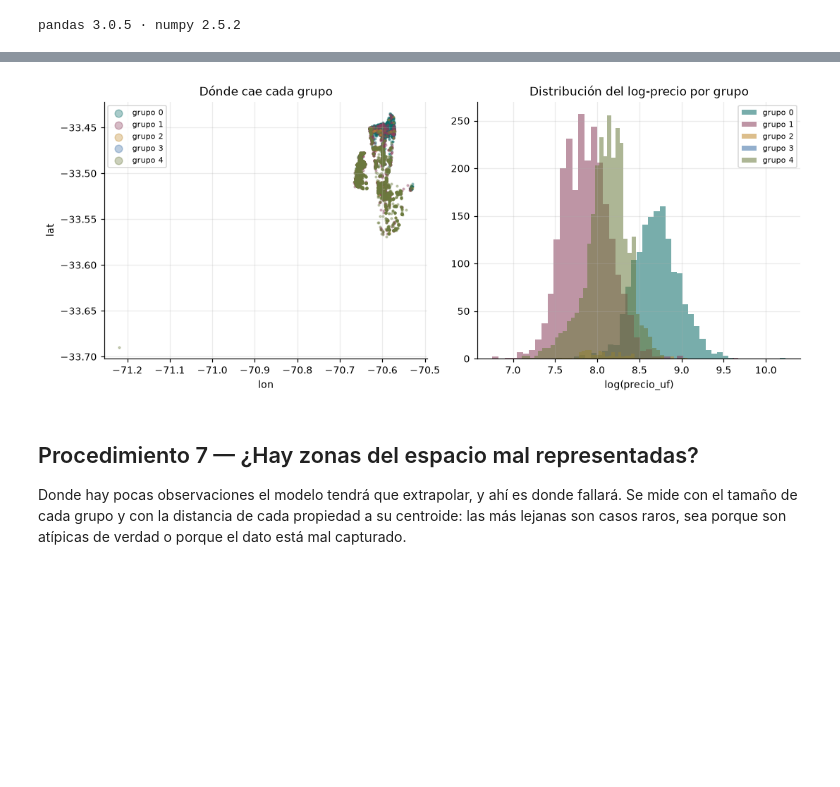
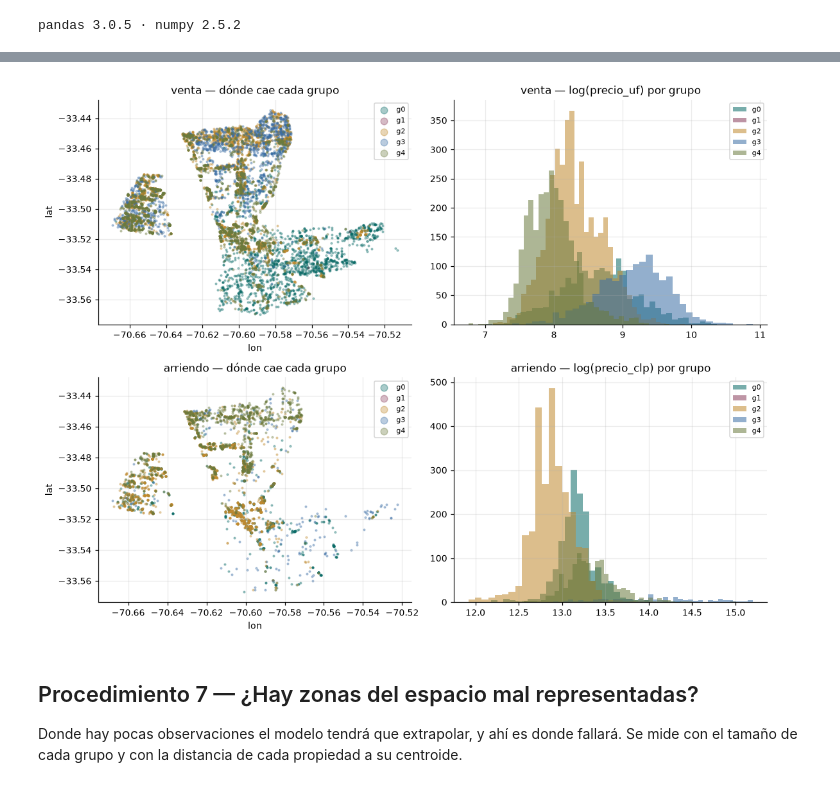
Before and after one commit to koockie/IA_inmobiliaria, a Jupyter notebook: clustering.ipynb, the cells around one changed output, grey strips where cells are left out. Cells and saved outputs as stored; diff of their text form; code cells hidden in the pictures; blank space fills up the shorter version.

```diff
--- a/clustering.ipynb
+++ b/clustering.ipynb
@@ -379,13 +534,16 @@ Razon entre el grupo mas caro y el mas barato (mediana): 2.31x
 # %%
-# Traduccion del diagnostico a la metrica que usaremos despues: si predijeramos el
-# precio con la sola mediana de cada grupo, cuanto nos equivocariamos.
-pred_cluster = seg.groupby("cluster")["precio_uf"].transform("median").to_numpy()
-mdape_cluster = np.median(100 * np.abs(pred_cluster - precio) / precio)
-mdape_global = np.median(100 * np.abs(np.median(precio) - precio) / precio)
+# Traduccion del diagnostico a la metrica que usaremos en el modelo: si predijeramos
+# el precio con la sola mediana de cada grupo, cuanto nos equivocariamos.
+print(f"{'conjunto':<12}{'MdAPE global':>14}{'MdAPE por grupo':>18}{'mejora':>10}")
+print("-" * 56)
+for op, d in datos.items():
+    target = FILTROS[op]["target"]
+    y = d["y"]
+    pred = d["df"].groupby("cluster")[target].transform("median").to_numpy()
+    m_grupo = np.median(100 * np.abs(pred - y) / y)
+    m_global = np.median(100 * np.abs(np.median(y) - y) / y)
+    print(f"{op:<12}{m_global:>13.1f}%{m_grupo:>17.1f}%{m_global-m_grupo:>9.1f} pts")
 
-print(f"MdAPE prediciendo la mediana global      : {mdape_global:5.1f}%")
-print(f"MdAPE prediciendo la mediana de su grupo : {mdape_cluster:5.1f}%")
-print(f"Mejora por conocer solo el grupo         : {mdape_global - mdape_cluster:5.1f} puntos")
 print("\nEs un piso, no una prediccion. Un modelo supervisado usa los atributos en")
 print("detalle en vez de reducirlos a 5 categorias, y ademas esto esta medido en")
 print("muestra, asi que es optimista. Sirve para saber que HAY senal, no cuanta.")
@@ -433,26 +593,24 @@ Para comparar:
 # %%
-fig, (a1, a2) = plt.subplots(1, 2, figsize=(10, 4.2))
-colores = ["#0A6B67", "#8A3E5C", "#C08A2E", "#3B6EA5", "#6B7A3E"]
-
-for c in range(K_FIJO):
-    m = seg["cluster"] == c
-    a1.scatter(seg.loc[m, "lon"], seg.loc[m, "lat"], s=3, alpha=0.35,
-               color=colores[c], label=f"grupo {c}")
-a1.set_title("Dónde cae cada grupo")
-a1.set_xlabel("lon"); a1.set_ylabel("lat"); a1.legend(markerscale=4, fontsize=7)
-
-for c in range(K_FIJO):
-    a2.hist(np.log(seg.loc[seg["cluster"] == c, "precio_uf"]), bins=40, alpha=0.55,
-            color=colores[c], label=f"grupo {c}")
-a2.set_title("Distribución del log-precio por grupo")
-a2.set_xlabel("log(precio_uf)"); a2.legend(fontsize=7)
+fig, ejes = plt.subplots(2, 2, figsize=(10.5, 8))
+for fila, (op, d) in enumerate(datos.items()):
+    sub, target = d["df"], FILTROS[op]["target"]
+    for c in range(K):
+        m = sub["cluster"] == c
+        ejes[fila, 0].scatter(sub.loc[m, "lon"], sub.loc[m, "lat"], s=3, alpha=0.35,
+                              color=COLORES[c], label=f"g{c}")
+        ejes[fila, 1].hist(np.log(sub.loc[m, target]), bins=40, alpha=0.55,
+                           color=COLORES[c], label=f"g{c}")
+    ejes[fila, 0].set_title(f"{op} — dónde cae cada grupo")
+    ejes[fila, 0].set_xlabel("lon"); ejes[fila, 0].set_ylabel("lat")
+    ejes[fila, 0].legend(markerscale=4, fontsize=7)
+    ejes[fila, 1].set_title(f"{op} — log({target}) por grupo")
+    ejes[fila, 1].legend(fontsize=7)
 plt.tight_layout(); plt.show()
 # %% [output]
-[figure, old version]
+[figure, new version]
 # %% [markdown]
 ## Procedimiento 7 — ¿Hay zonas del espacio mal representadas?
 
 Donde hay pocas observaciones el modelo tendrá que extrapolar, y ahí es donde fallará. Se mide con
-el tamaño de cada grupo y con la distancia de cada propiedad a su centroide: las más lejanas son
-casos raros, sea porque son atípicas de verdad o porque el dato está mal capturado.
+el tamaño de cada grupo y con la distancia de cada propiedad a su centroide.
 # %%
```
Also changed, not shown: parts of 32 cells of this notebook.
